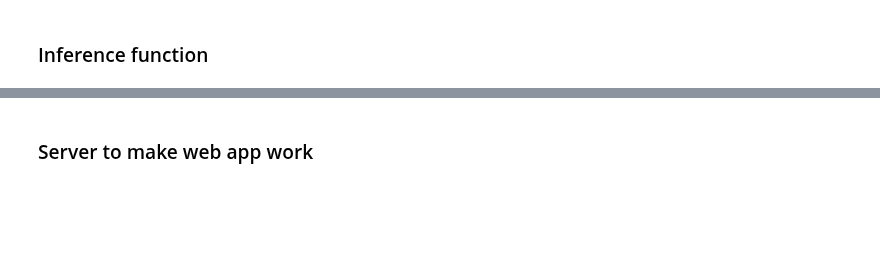
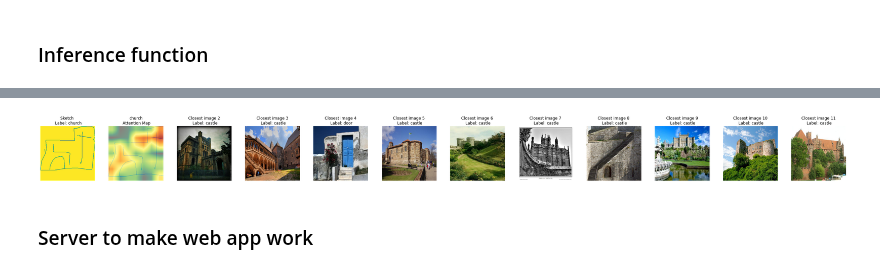
Before and after one commit to VisiumCH/AMLD-2021-Sketchy, a Jupyter notebook: notebooks/workshop/AMLD-2021-Sketchy.ipynb, the cells around one changed output, grey strips where cells are left out. Cells and saved outputs as stored; diff of their text form; code cells hidden in the pictures; blank space fills up the shorter version.

```diff
--- a/notebooks/workshop/AMLD-2021-Sketchy.ipynb
+++ b/notebooks/workshop/AMLD-2021-Sketchy.ipynb
@@ -116,0 +134,2 @@ args.embeddings_path
+# %%
+transform = transforms.Compose([transforms.ToTensor()])
@@ -122,0 +255,3 @@ The goal is to get the embedding and the sketch and match it with the closest im
+# %%
+# Number of closest images to retrieve. Feel free to modify it.
+NUM_CLOSEST = 10
@@ -148,0 +279,18 @@ inference.inference_sketch(sketch_fname)
+# %%
+similarity = get_similarity(sketch_embedding, inference.images_embeddings) # Done in performance part
+
+# TODO
+# Hint: sort from the index of the most to the least similar images and labels
+# arg_sorted_sim = ...
+arg_sorted_sim = (-similarity).argsort() # correction
+# %%
+# Get images and labels in ranked order
+sorted_fnames = [inference.images_fnames[i] for i in arg_sorted_sim[0][0: NUM_CLOSEST + 1]]
+sorted_labels = [inference.images_classes[i] for i in arg_sorted_sim[0][0: NUM_CLOSEST + 1]]
+
+closest_images = [default_image_loader('../../' + sorted_fnames[i]) for i in range(NUM_CLOSEST)]
+closest_labels = [inference.dict_class[str(sorted_labels[i])] for i in range(NUM_CLOSEST)]
+
+# Get sketch and heatmap
+sketch = mpimg.imread(sketch_fname)
+heat_map = attn_sk.squeeze()
@@ -149,3 +302,26 @@ inference.inference_sketch(sketch_fname)
+# %%
+# Correction
+fig, axes = plt.subplots(1, NUM_CLOSEST + 2, figsize=((NUM_CLOSEST + 1) * 4, 8))
+
+sk = mpimg.imread(sketch_fname)
+axes[0].imshow(sk)
+axes[0].set(title="Sketch \n Label: " + sketch_fname.split("/")[-2])
+axes[0].axis("off")
+
+heat_map = attn_sk.squeeze()
+
+axes[1].imshow(sk)
+axes[1].imshow(255 * heat_map, alpha=0.7, cmap="Spectral_r")
+axes[1].set(title=sketch_fname.split("/")[-2] + "\n Attention Map")
+axes[1].axis("off")
+
+for i in range(2, NUM_CLOSEST + 2):
+    axes[i].imshow(closest_images[i-2])
+    axes[i].set(title='Closest image ' + str(i) + '\n Label: ' + closest_labels[i-2])
+    axes[i].axis('off')
+plt.subplots_adjust(wspace=0.25, hspace=-0.35)
+# %% [output]
+[figure, added]
 # %% [markdown]
 ### Server to make web app work
 # %%
```
Also changed, not shown: parts of 31 cells of this notebook, 2 other files.
